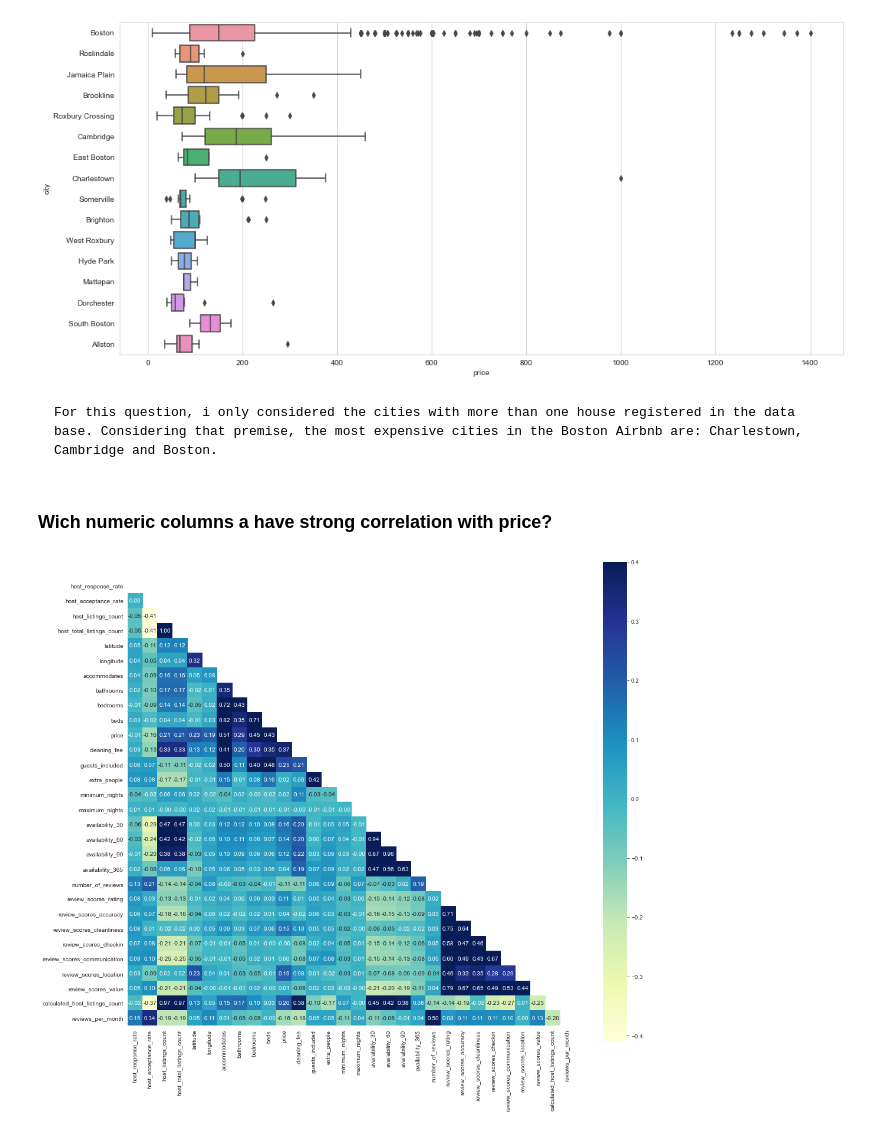
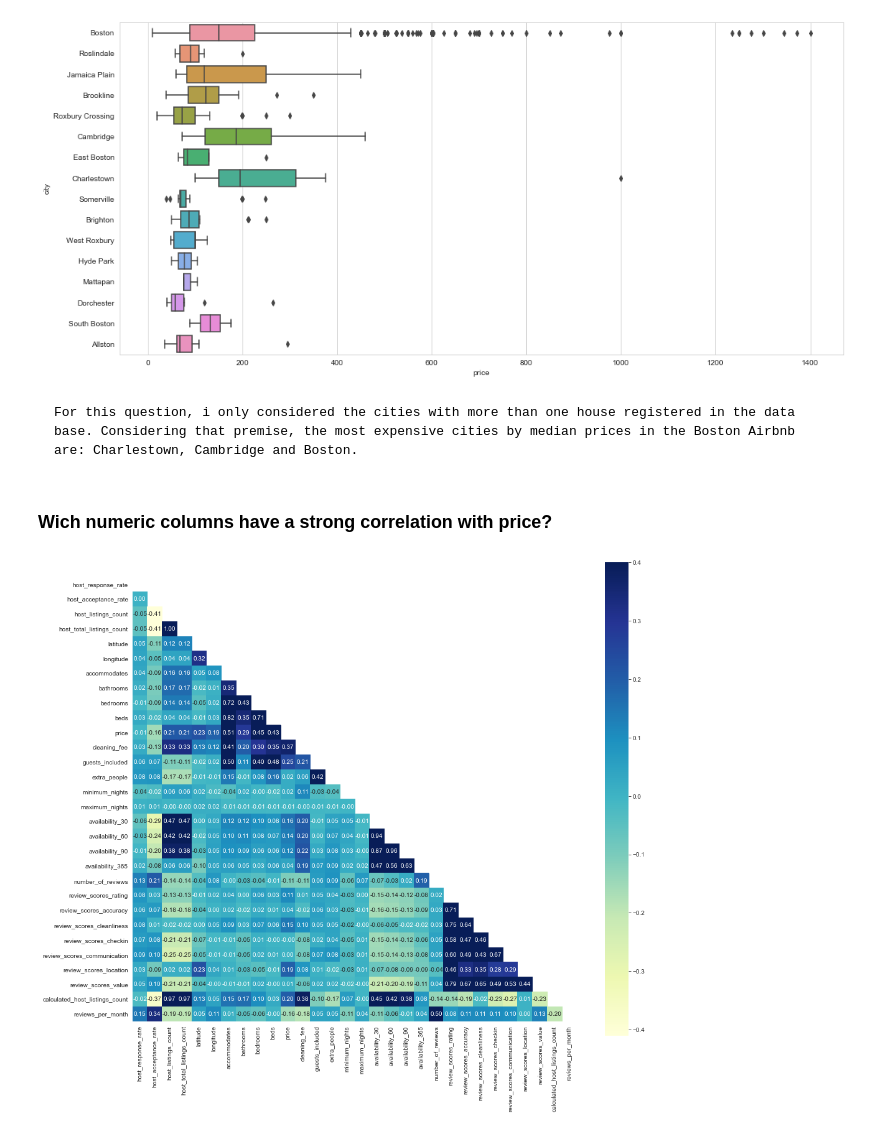
Before and after one commit to vitorscheifler/boston-airbnb-analysis, a Jupyter notebook: Boston Airbnb Analysis.ipynb, the cells around one changed output. Drawn from its saved outputs; the diff is of its cells as text; code cells hidden in the pictures.

Commit message:
Answering the last question

```diff
--- a/Boston Airbnb Analysis.ipynb
+++ b/Boston Airbnb Analysis.ipynb
@@ -200,17 +209,17 @@ sns.boxplot(data=city_df, x='price', y='city');
 # %% [output]
 [figure]
 # %% [markdown]
-    For this question, i only considered the cities with more than one house registered in the data base. Considering that premise, the most expensive cities in the Boston Airbnb are: Charlestown, Cambridge and Boston.
+    For this question, i only considered the cities with more than one house registered in the data base. Considering that premise, the most expensive cities by median prices in the Boston Airbnb are: Charlestown, Cambridge and Boston.
 # %% [markdown]
-### Wich numeric columns a have strong correlation with price?
+### Wich numeric columns have a strong correlation with price?
 # %%
 df_num = df.select_dtypes(['int64', 'float64'])
 corr=df_num.corr()
 mask = np.zeros_like(corr)
 mask[np.triu_indices_from(mask)] = True
 with sns.axes_style("white"):
-    f, ax = plt.subplots(figsize=(17, 15))
+    f, ax = plt.subplots(figsize=(16, 14))
     ax = sns.heatmap(corr, mask=mask, vmax=.4, square=True, annot=True, fmt='.2f',cmap='YlGnBu')
 # %% [output]
-[figure, old version]
+[figure, new version]
 # %% [markdown]
```
Also changed, not shown: parts of 9 cells of this notebook.
